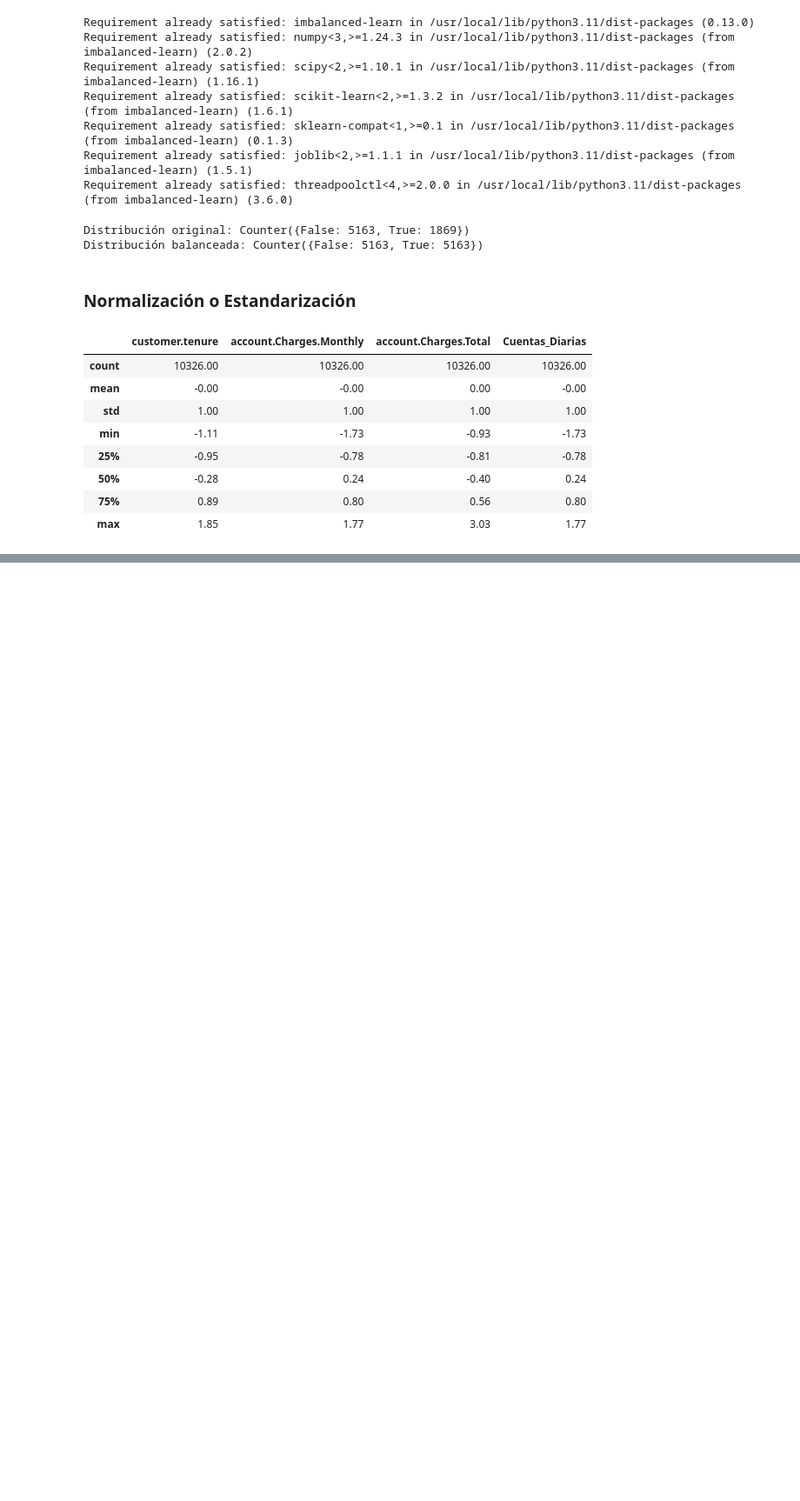
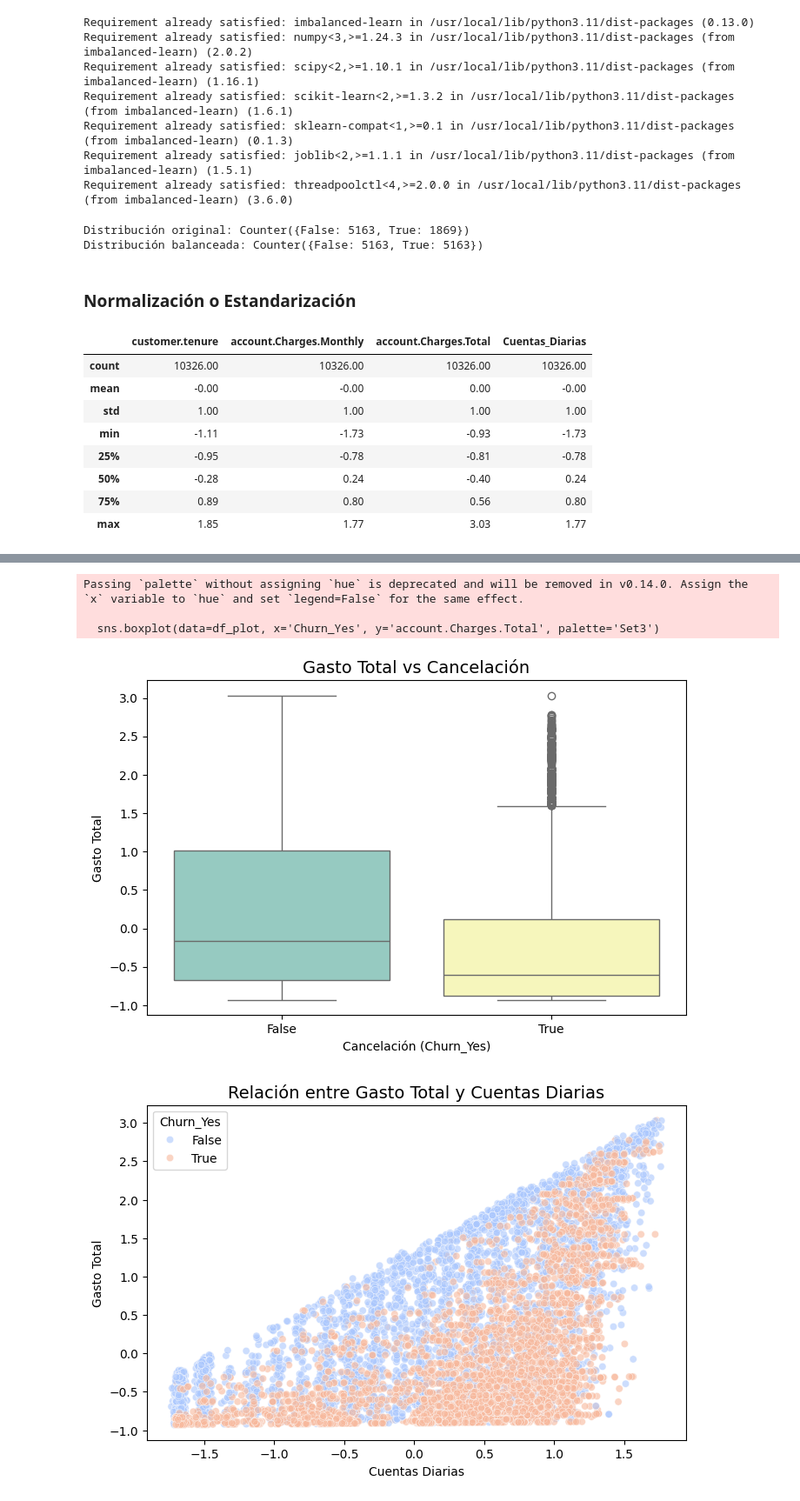
Before and after one commit to xsebasx3/TelecomX-parte-2, a Jupyter notebook: telecomx_parte2.ipynb, the cells around one changed output, grey strips where cells are left out. Shown at 87% size. Drawn from its saved outputs; the diff is of its cells as text; code cells hidden in the pictures; blank space fills up the shorter version.

```diff
--- a/telecomx_parte2.ipynb
+++ b/telecomx_parte2.ipynb
@@ -167,0 +237,22 @@ X_scaled[num_cols].describe().round(2)
+# %%
+# Boxplot: Gasto total vs Cancelación
+plt.figure(figsize=(8, 5))
+sns.boxplot(data=df_plot, x='Churn_Yes', y='account.Charges.Total', palette='Set3')
+plt.title('Gasto Total vs Cancelación', fontsize=14)
+plt.xlabel('Cancelación (Churn_Yes)')
+plt.ylabel('Gasto Total')
+plt.show()
+
+# Scatter plot: Gasto total vs Cuentas Diarias
+plt.figure(figsize=(8, 5))
+sns.scatterplot(data=df_plot, x='Cuentas_Diarias', y='account.Charges.Total', hue='Churn_Yes', palette='coolwarm', alpha=0.6)
+plt.title('Relación entre Gasto Total y Cuentas Diarias', fontsize=14)
+plt.xlabel('Cuentas Diarias')
+plt.ylabel('Gasto Total')
+plt.show()
+# %% [output]
+Passing `palette` without assigning `hue` is deprecated and will be removed in v0.14.0. Assign the `x` variable to `hue` and set `legend=False` for the same effect.
+
+  sns.boxplot(data=df_plot, x='Churn_Yes', y='account.Charges.Total', palette='Set3')
+[figure, added]
+[figure, added]
```
Also changed, not shown: parts of 5 cells of this notebook.
